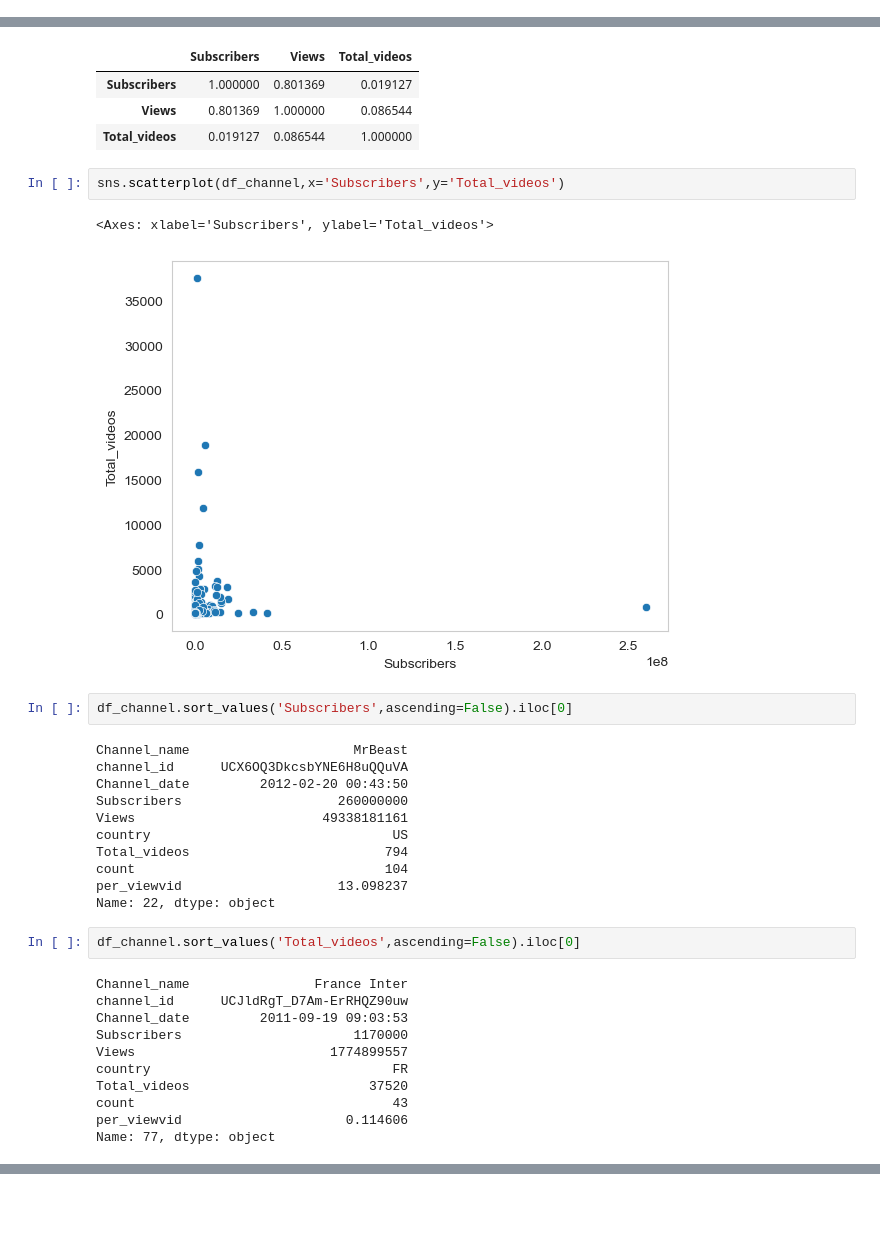
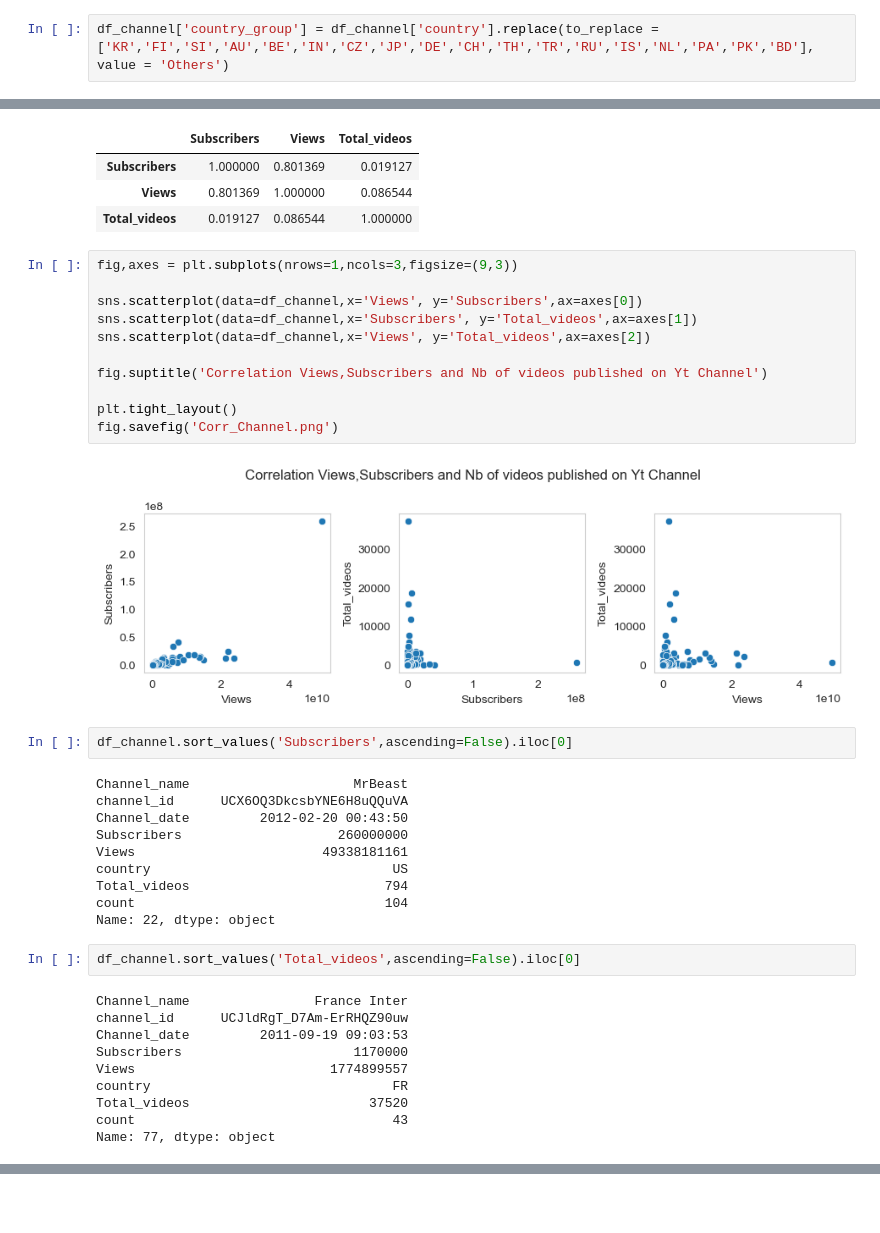
Before and after one commit to MelanieP31/PortfolioData, a Jupyter notebook: YoutubeWatch(Excel,Python,Tableau)/data_analysis_online.ipynb, the cells around one changed output, grey strips where cells are left out. Drawn from its saved outputs; the diff is of its cells as text.

```diff
--- a/YoutubeWatch(Excel,Python,Tableau)/data_analysis.ipynb
+++ b/YoutubeWatch(Excel,Python,Tableau)/data_analysis_online.ipynb
@@ -670,0 +728,2 @@ df_country = df_country.reset_index()
+# %%
+df_channel['country_group'] = df_channel['country'].replace(to_replace = ['KR','FI','SI','AU','BE','IN','CZ','JP','DE','CH','TH','TR','RU','IS','NL','PA','PK','BD'], value = 'Others')
@@ -681,10 +758,18 @@ df_channel[['Subscribers','Views','Total_videos']].corr()
 | Views | 0.801369 | 1.000000 | 0.086544 |
 | Total_videos | 0.019127 | 0.086544 | 1.000000 |
 # %%
-sns.scatterplot(df_channel,x='Subscribers',y='Total_videos')
+fig,axes = plt.subplots(nrows=1,ncols=3,figsize=(9,3))
+
+sns.scatterplot(data=df_channel,x='Views', y='Subscribers',ax=axes[0])
+sns.scatterplot(data=df_channel,x='Subscribers', y='Total_videos',ax=axes[1])
+sns.scatterplot(data=df_channel,x='Views', y='Total_videos',ax=axes[2])
+
+fig.suptitle('Correlation Views,Subscribers and Nb of videos published on Yt Channel')
+
+plt.tight_layout()
+fig.savefig('Corr_Channel.png')
 # %% [output]
-<Axes: xlabel='Subscribers', ylabel='Total_videos'>
-[figure, old version]
+[figure, new version]
 # %%
 df_channel.sort_values('Subscribers',ascending=False).iloc[0]
 # %% [output]
@@ -696,7 +781,6 @@ Views                        49338181161
 country                               US
 Total_videos                         794
 count                                104
-per_viewvid                    13.098237
 Name: 22, dtype: object
 # %%
 df_channel.sort_values('Total_videos',ascending=False).iloc[0]
@@ -709,5 +793,4 @@ Views                         1774899557
 country                               FR
 Total_videos                       37520
 count                                 43
-per_viewvid                     0.114606
 Name: 77, dtype: object
```
Also changed, not shown: parts of 42 cells of this notebook, 1 other file.
